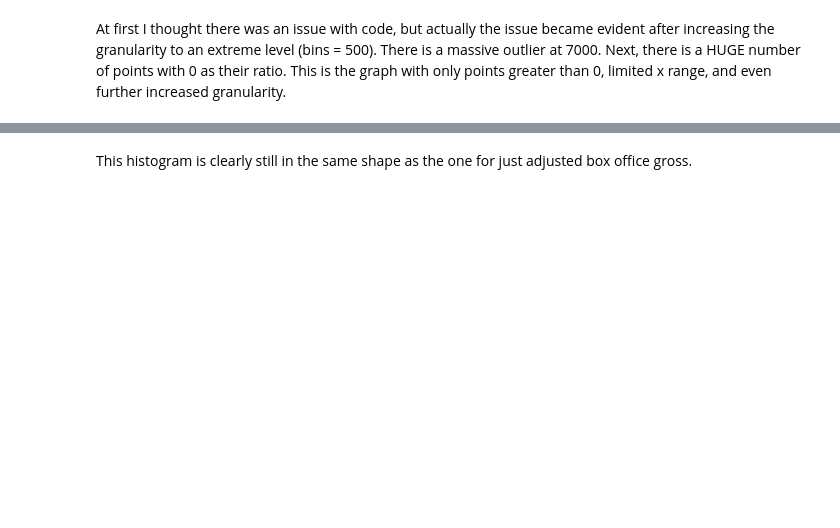
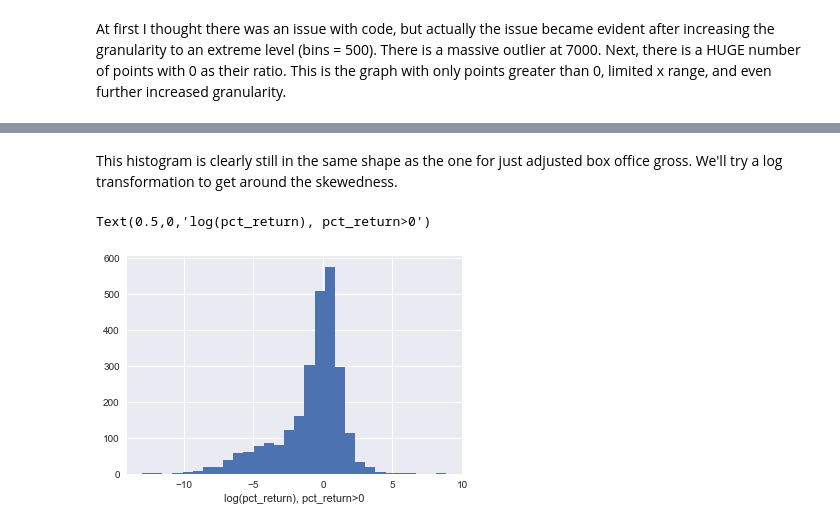
Before and after one commit to devinthai/NBCUniversal, a Jupyter notebook: Analysis/Exploratory Data Analysis.ipynb, the cells around one changed output, grey strips where cells are left out. Drawn from its saved outputs; the diff is of its cells as text; code cells hidden in the pictures; blank space fills up the shorter version.

```diff
--- a/Analysis/Exploratory Data Analysis.ipynb
+++ b/Analysis/Exploratory Data Analysis.ipynb
@@ -65,2 +69,10 @@ plt.xlim(xmin = 0, xmax = 5)
 # %% [markdown]
-This histogram is clearly still in the same shape as the one for just adjusted box office gross.
+This histogram is clearly still in the same shape as the one for just adjusted box office gross. We'll try a log transformation to get around the skewedness.
+# %%
+import math
+
+plt.hist(pct_return[pct_return>0].apply(lambda x: math.log(x)), bins=30)
+plt.xlabel('log(pct_return), pct_return>0')
+# %% [output]
+Text(0.5,0,'log(pct_return), pct_return>0')
+[figure, added]
```
Also changed, not shown: parts of 17 cells of this notebook.
